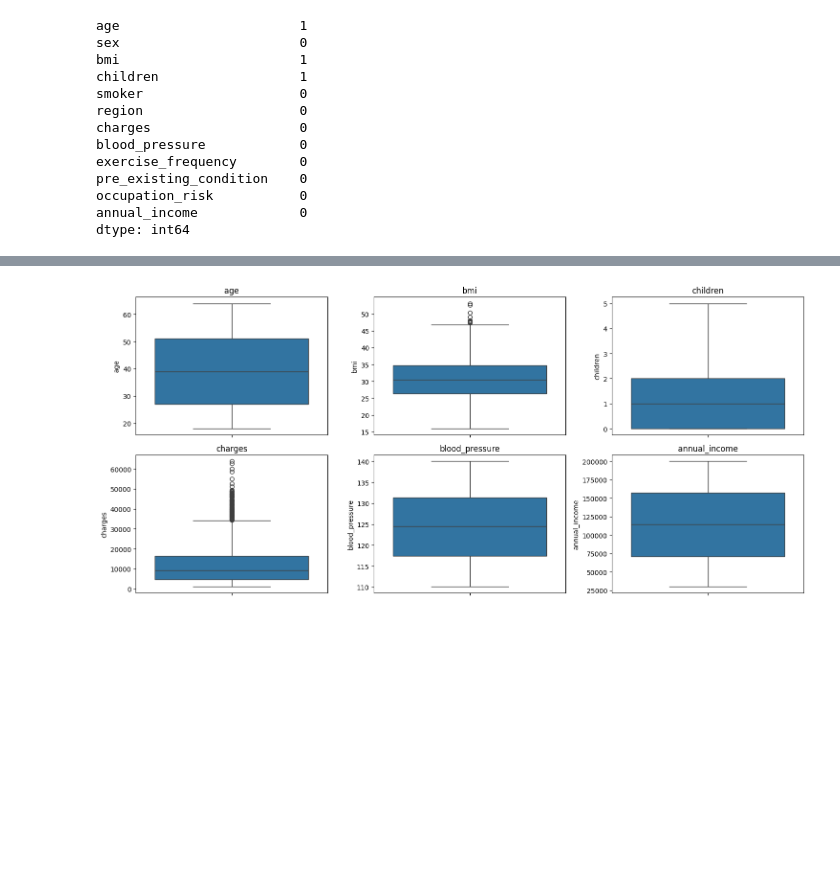
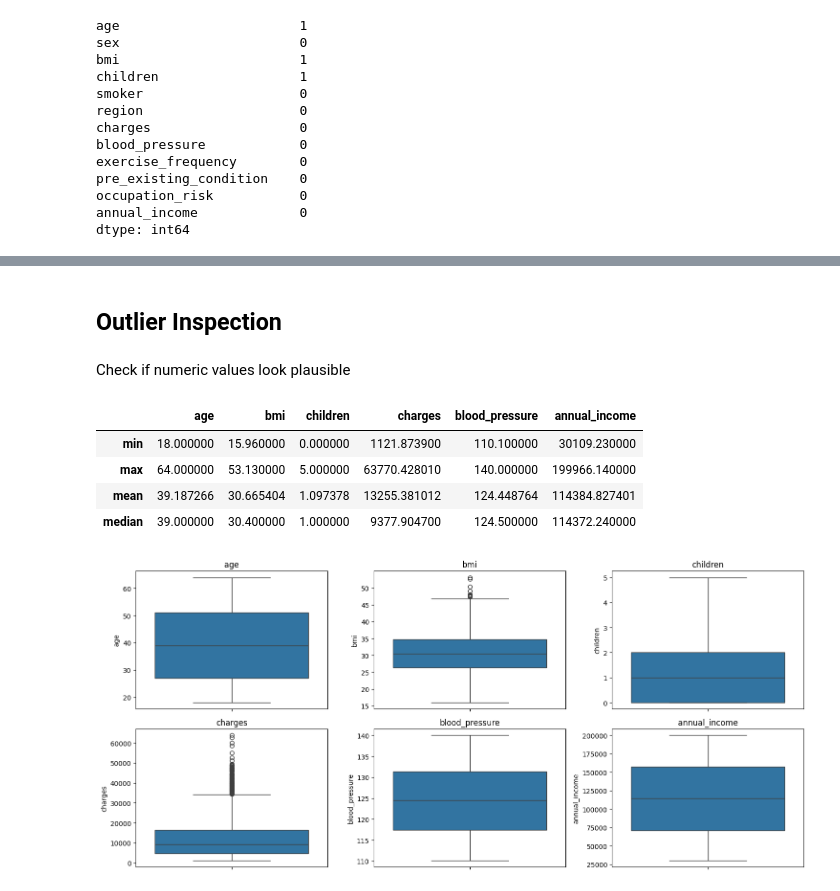
Before and after one commit to olitrick/data_project, a Jupyter notebook: notebooks/01PreProcessing.ipynb, the cells around one changed output, grey strips where cells are left out. Saved outputs shown, nothing was run; the diff lists cells and outputs as text; code cells hidden in the pictures; blank space fills up the shorter version.

```diff
--- a/notebooks/01PreProcessing.ipynb
+++ b/notebooks/01PreProcessing.ipynb
@@ -53,0 +60,5 @@ memory usage: 116.4+ KB
+# %%
+object_columns = data.select_dtypes(include="object").columns
+
+for column in object_columns:
+    print(f"{column}: {data[column].unique()}")
@@ -74,2 +99,2 @@ np.int64(0)
 # %%
-data = data.dropna()
+data = data.dropna().reset_index(drop = True)
@@ -77,0 +109,5 @@ data.to_csv("health_insurance_clean.csv", index=False)
+# %%
+string_columns = data.select_dtypes(include="object").columns
+
+for column in string_columns:
+    data[column] = (data[column].str.strip().str.lower())
@@ -78,3 +120,21 @@ data.to_csv("health_insurance_clean.csv", index=False)
+# %% [markdown]
+## **Outlier Inspection**
+# %% [markdown]
+Check if numeric values look plausible
+# %%
+numeric_columns = data.select_dtypes(include="number").columns
+
+range_summary = data[numeric_columns].agg(
+    ["min", "max", "mean", "median"]
+)
+
+display(range_summary)
+# %% [output]
+|  | age | bmi | children | charges | blood_pressure | annual_income |
+| min | 18.000000 | 15.960000 | 0.000000 | 1121.873900 | 110.100000 | 30109.230000 |
+| max | 64.000000 | 53.130000 | 5.000000 | 63770.428010 | 140.000000 | 199966.140000 |
+| mean | 39.187266 | 30.665404 | 1.097378 | 13255.381012 | 124.448764 | 114384.827401 |
+| median | 39.000000 | 30.400000 | 1.000000 | 9377.904700 | 124.500000 | 114372.240000 |
 # %%
 import seaborn as sns
 import matplotlib.pyplot as plt
```
Also changed, not shown: parts of 18 cells of this notebook, 1 other file.
